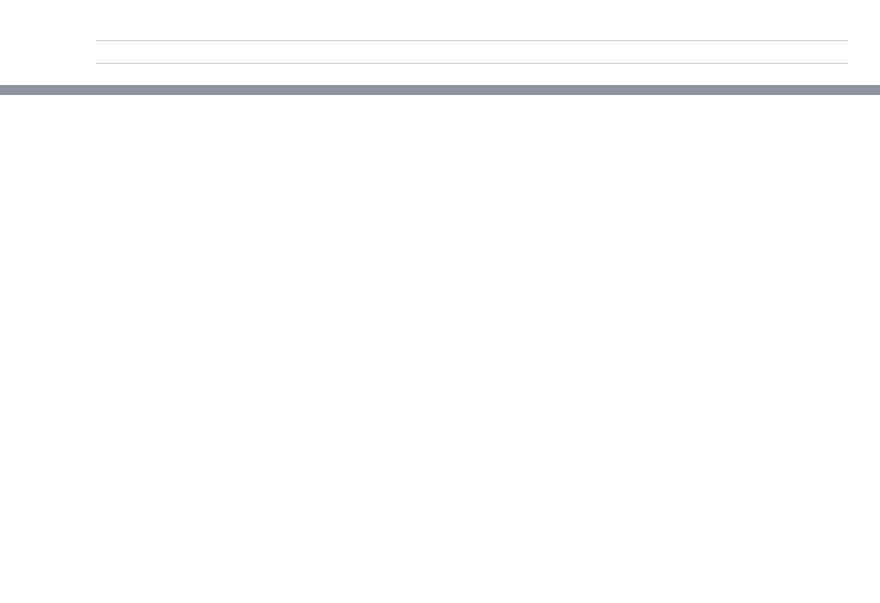
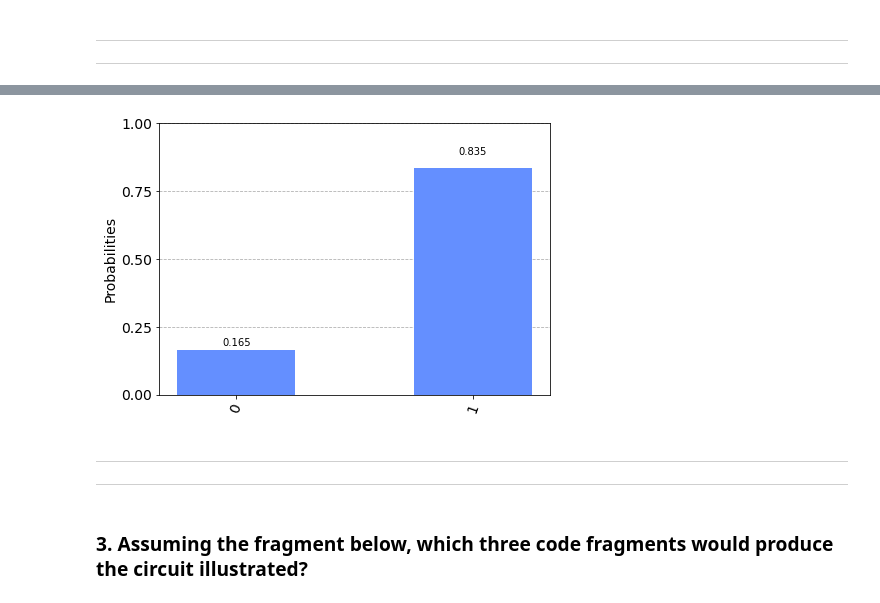
Before and after one commit to salvatorezam/ibm-quantum-developer-certification, a Jupyter notebook: sample_questions/C1000-112_SAM/C1000-112_SAM.ipynb, the cells around one changed output, grey strips where cells are left out. Saved outputs shown, nothing was run; the diff lists cells and outputs as text; code cells hidden in the pictures; blank space fills up the shorter version.

```diff
--- a/sample_questions/C1000-112_SAM/C1000-112_SAM.ipynb
+++ b/sample_questions/C1000-112_SAM/C1000-112_SAM.ipynb
@@ -58,0 +119,12 @@ D. has a wrong syntax, as the method is already defined with variable arguments,
+# %%
+qc.measure_all() # to add classical bits as well as measurements
+qasm_sim = Aer.get_backend('qasm_simulator')
+counts = execute(qc, qasm_sim).result().get_counts()
+plot_histogram(counts)
+# %% [output]
+[figure, added]
+# %% [markdown]
+---
+---
+# %% [markdown]
+### 3. Assuming the fragment below, which three code fragments would produce the circuit illustrated?
```
Also changed, not shown: parts of 83 cells of this notebook, 3 other files.
